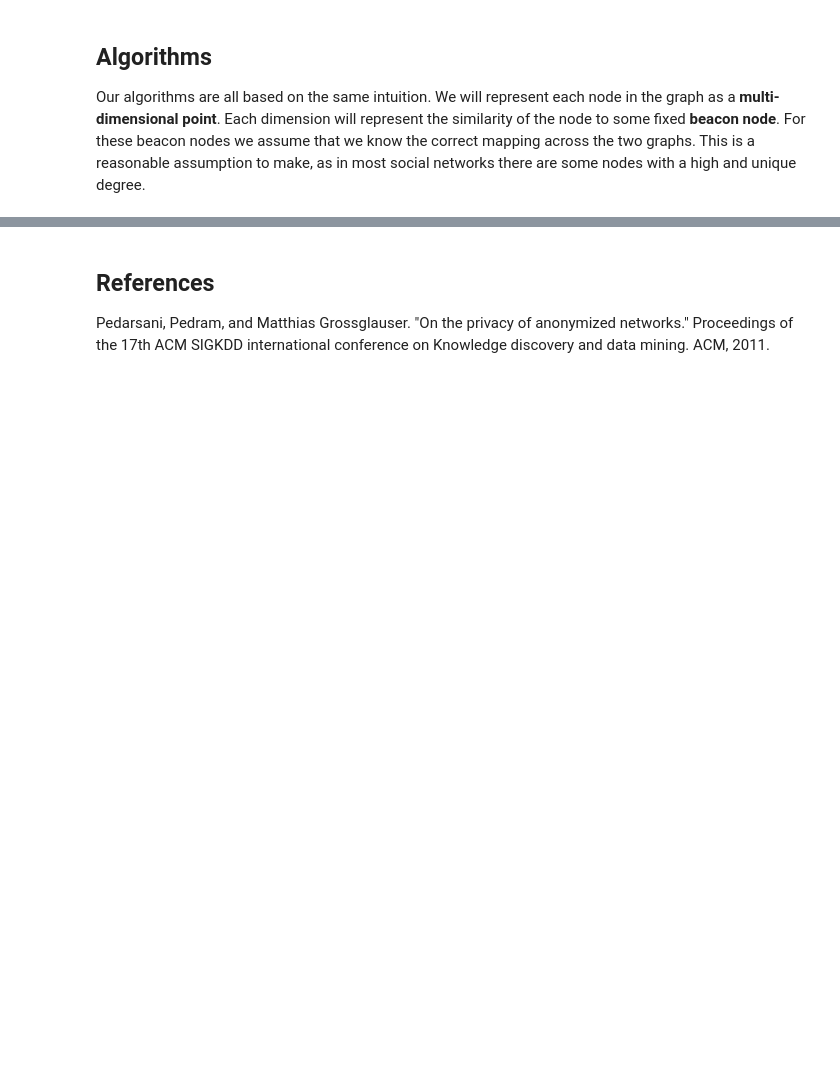
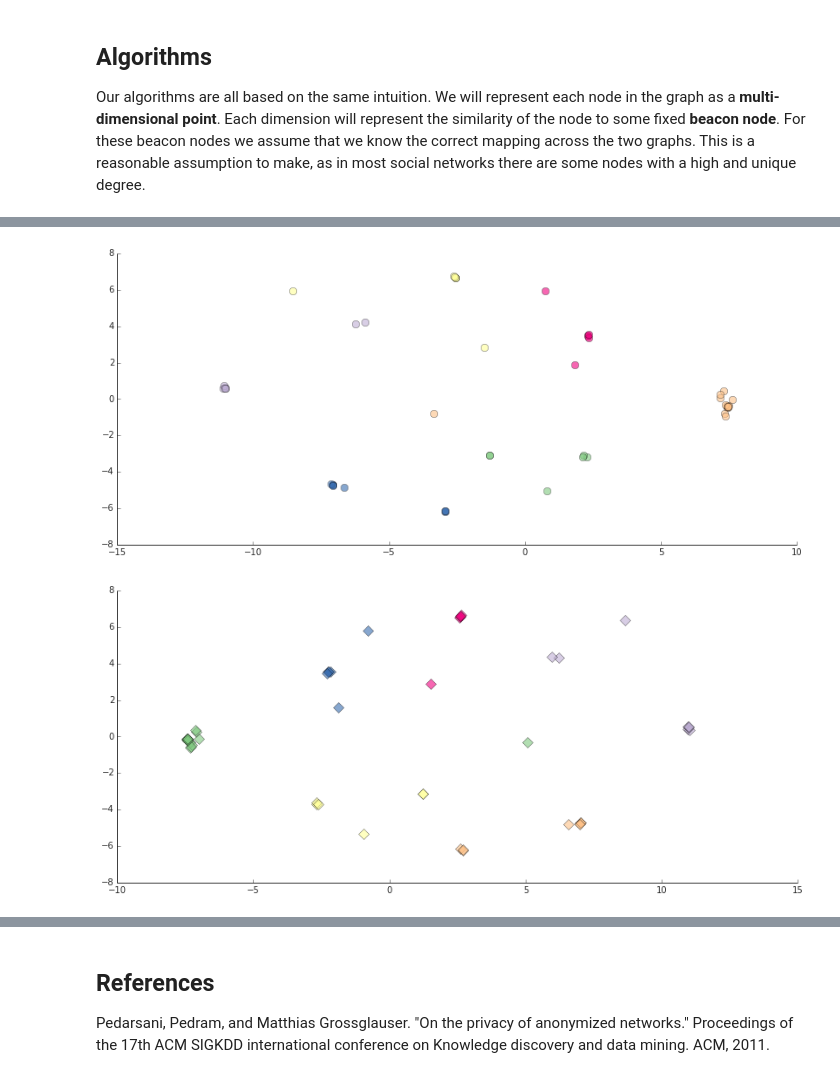
Before and after one commit to harrymvr/graph-isomorphism, a Jupyter notebook: graph-isomorphisms.ipynb, the cells around one changed output, grey strips where cells are left out. Saved outputs shown, nothing was run; the diff lists cells and outputs as text; code cells hidden in the pictures; blank space fills up the shorter version.

```diff
--- a/graph-isomorphisms.ipynb
+++ b/graph-isomorphisms.ipynb
@@ -74,0 +176,24 @@ nx.draw_networkx_edges(G, pos, width=2, alpha=0.3)
+# %%
+import brewer2mpl
+from sklearn.cluster import KMeans
+accent_colors = brewer2mpl.get_map('Accent', 'qualitative',8).mpl_colors
+rcParams['axes.color_cycle'] = accent_colors
+
+def kmeans_plot(p, mds, n_clusters=8, marker='o'):
+    est = KMeans(n_clusters=n_clusters)
+    est.fit(p-p.mean())
+    kmeans_labels = est.labels_
+
+    ax = plt.subplot(111)
+    for k in range(n_clusters):
+        my_members = kmeans_labels == k
+        ax.plot(mds[my_members, 0], mds[my_members, 1], marker, alpha = 0.6, markersize=8)
+    remove_border(ax)
+    return kmeans_labels
+
+kmeans_labels1 = kmeans_plot(p1, mds1, n_clusters=6)
+plt.figure()
+kmeans_labels2 = kmeans_plot(p2, mds2, n_clusters=6, marker='D')
+# %% [output]
+[figure, added]
+[figure, added]
```
Also changed, not shown: parts of 12 cells of this notebook.
